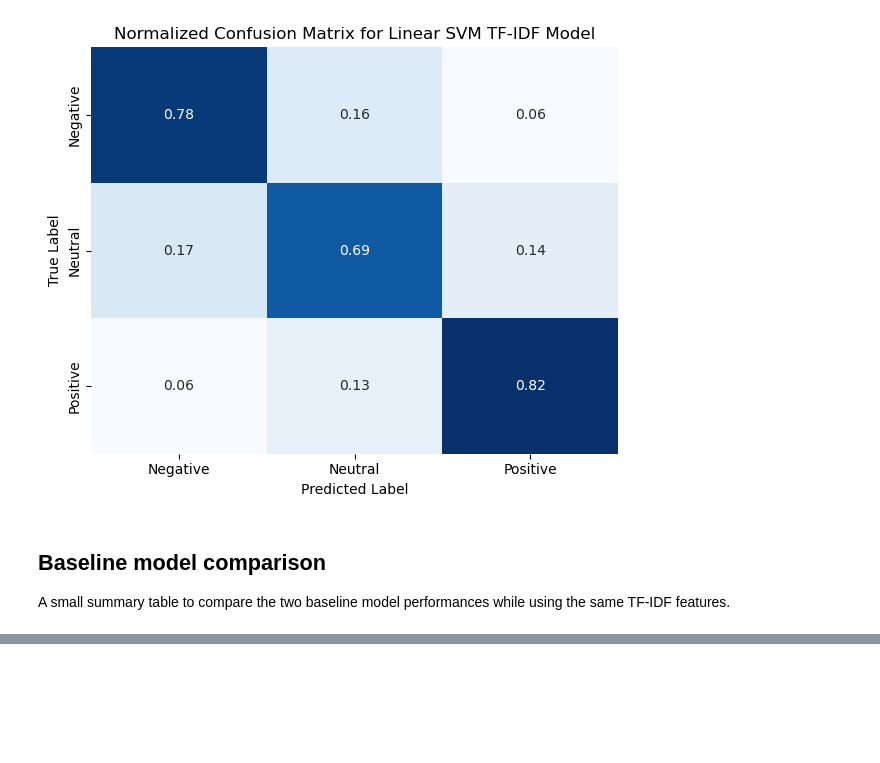
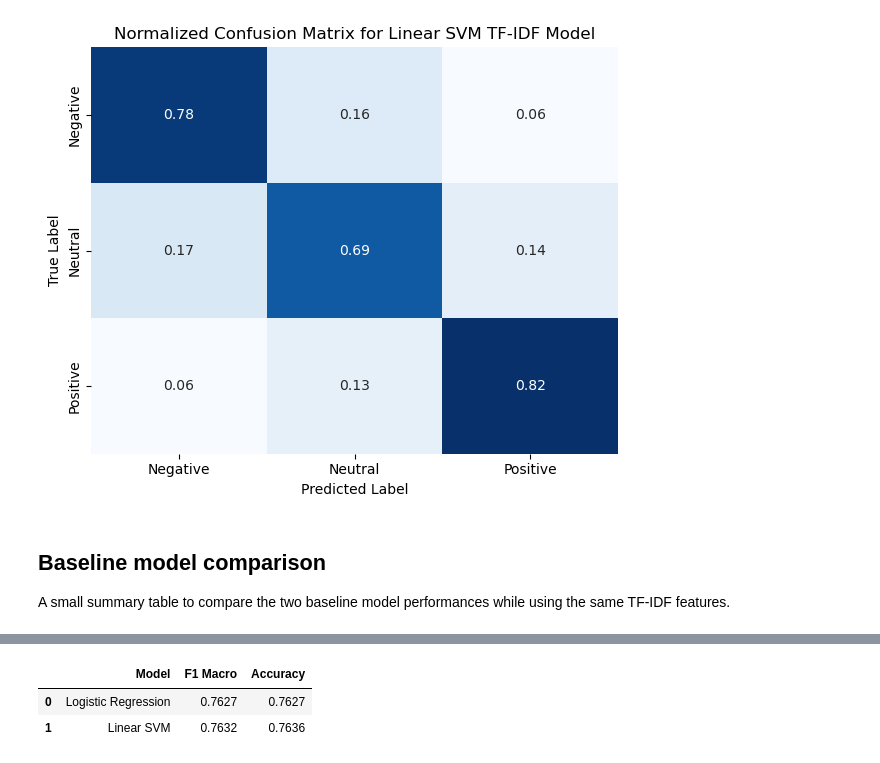
Before and after one commit to tamasfried/AmazonSentimentAnalysis, a Jupyter notebook: notebooks/svm_baseline.ipynb, the cells around one changed output, grey strips where cells are left out. Drawn from its saved outputs; the diff is of its cells as text; code cells hidden in the pictures; blank space fills up the shorter version.

```diff
--- a/notebooks/svm_baseline.ipynb
+++ b/notebooks/svm_baseline.ipynb
@@ -244,0 +241,23 @@ ModuleNotFoundError: No module named 'sklean'
+# %%
+# Calculate F1 scores for both models
+lr_f1_macro = f1_score(y_test, y_pred_lr, average='macro')
+svm_f1_macro = f1_score(y_test, y_pred_svm, average='macro')
+
+# Calculate accuracy for both models
+lr_accuracy = accuracy_score(y_test, y_pred_lr)
+svm_accuracy = accuracy_score(y_test, y_pred_svm)
+
+# Build comparison dataframe
+comparison_df = pd.DataFrame(
+    [
+        {'Model': 'Logistic Regression', 'F1 Macro': lr_f1_macro, 'Accuracy': lr_accuracy},
+        {'Model': 'Linear SVM', 'F1 Macro': svm_f1_macro, 'Accuracy': svm_accuracy}
+    ]
+)
+
+# Display results, rounded for readability
+comparison_df.round(4)
+# %% [output]
+|  | Model | F1 Macro | Accuracy |
+| 0 | Logistic Regression | 0.7627 | 0.7627 |
+| 1 | Linear SVM | 0.7632 | 0.7636 |
```
Also changed, not shown: parts of 3 cells of this notebook, 1 other file.
